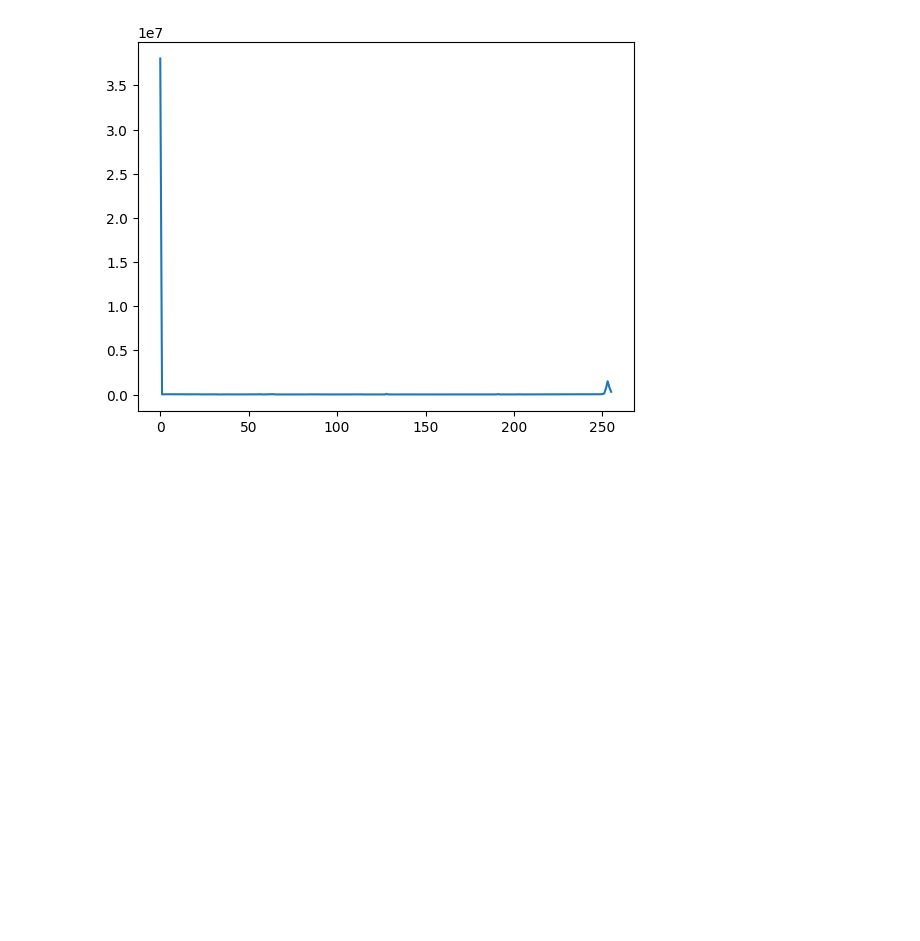
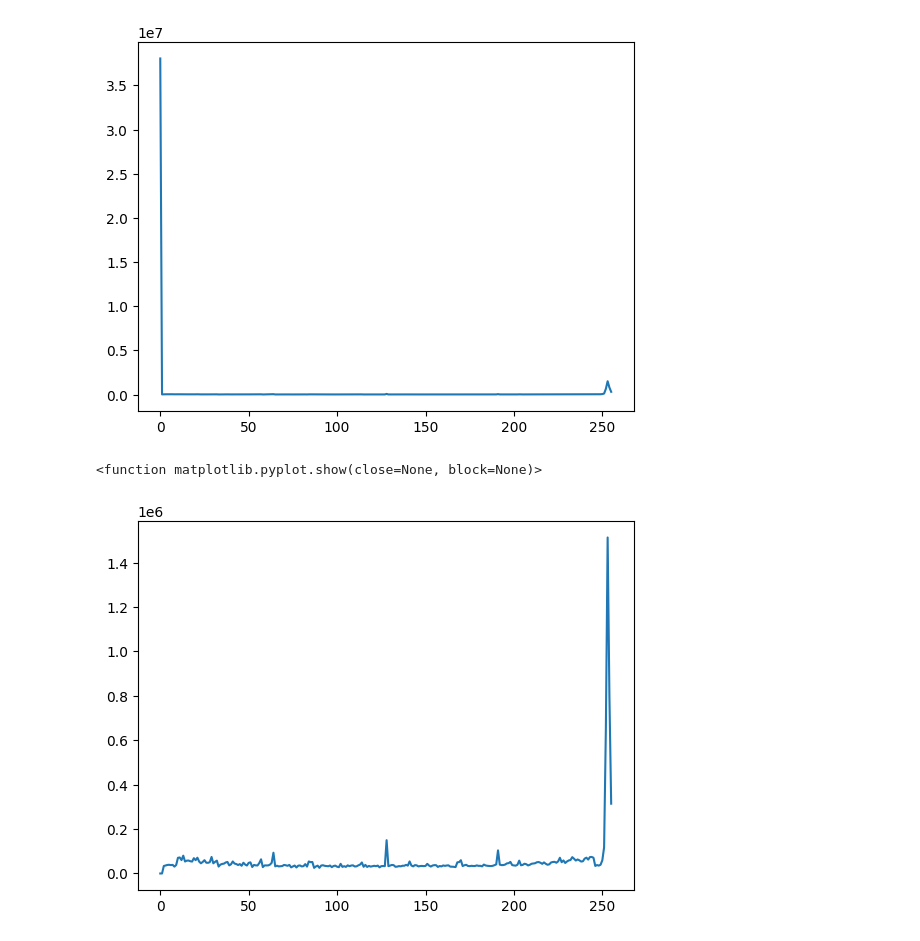
Before and after one commit to MBAhmadi/Neural-Networks, a Jupyter notebook: 2-1.ipynb, the cells around one changed output. Drawn from its saved outputs; the diff is of its cells as text; code cells hidden in the pictures; blank space fills up the shorter version.

```diff
--- a/2-1.ipynb
+++ b/2-1.ipynb
@@ -189,10 +189,19 @@ plt.show
 # %% [output]
 <function matplotlib.pyplot.show(close=None, block=None)>
 [figure]
+# %%
+mnist_hist = np.zeros(256, dtype=np.int32)
 # %%
 for img in tqdm.tqdm(images_np_list):
     for i in range(img.shape[0]):
         for j in range(img.shape[1]):
             intensity = img[i,j]
-
+            if intensity < 2:
+                continue
             mnist_hist[intensity] += 1
+# %%
+plt.plot(mnist_hist)
+plt.show
+# %% [output]
+<function matplotlib.pyplot.show(close=None, block=None)>
+[figure, added]
```
Also changed, not shown: parts of 3 cells of this notebook.
